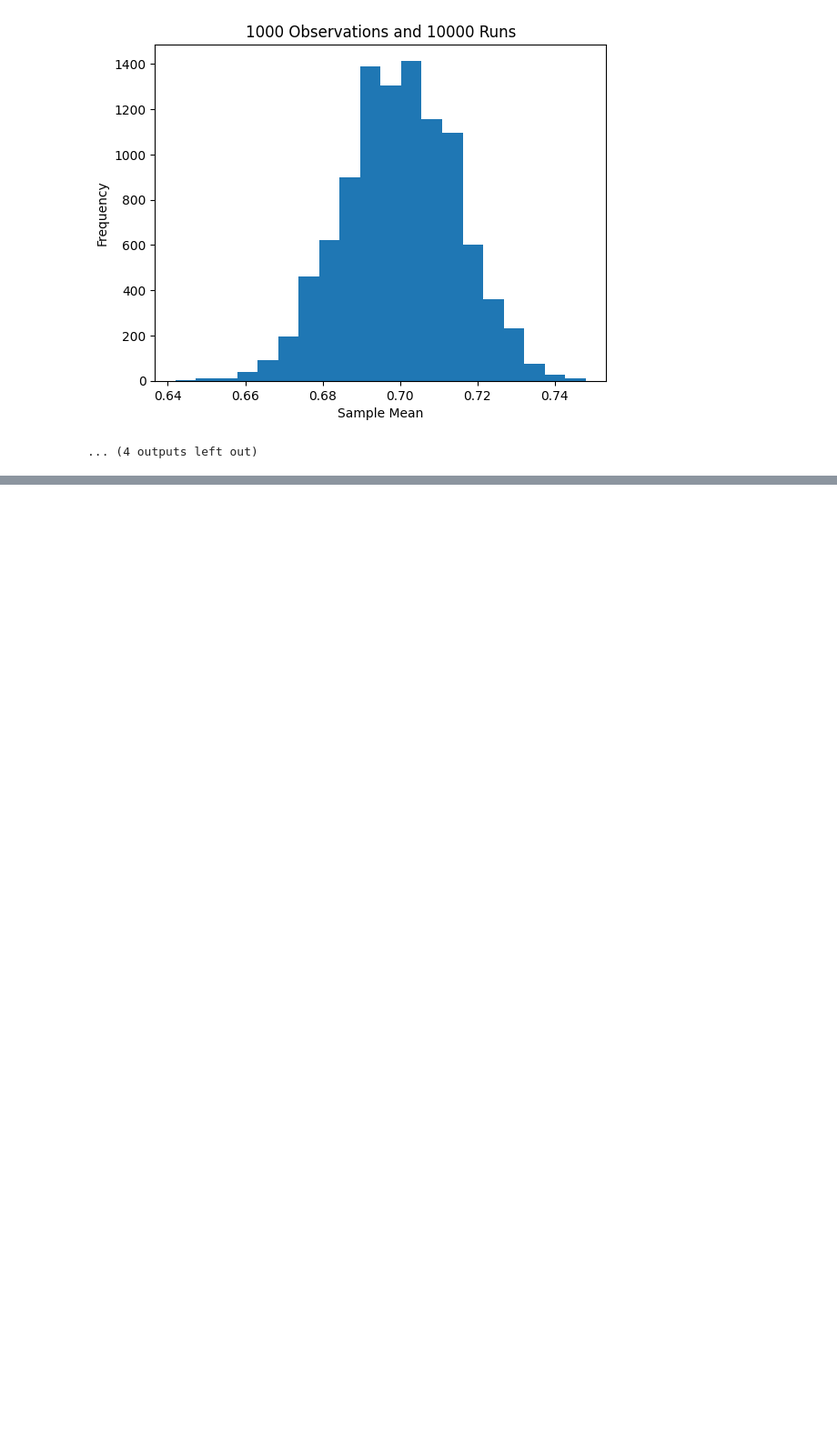
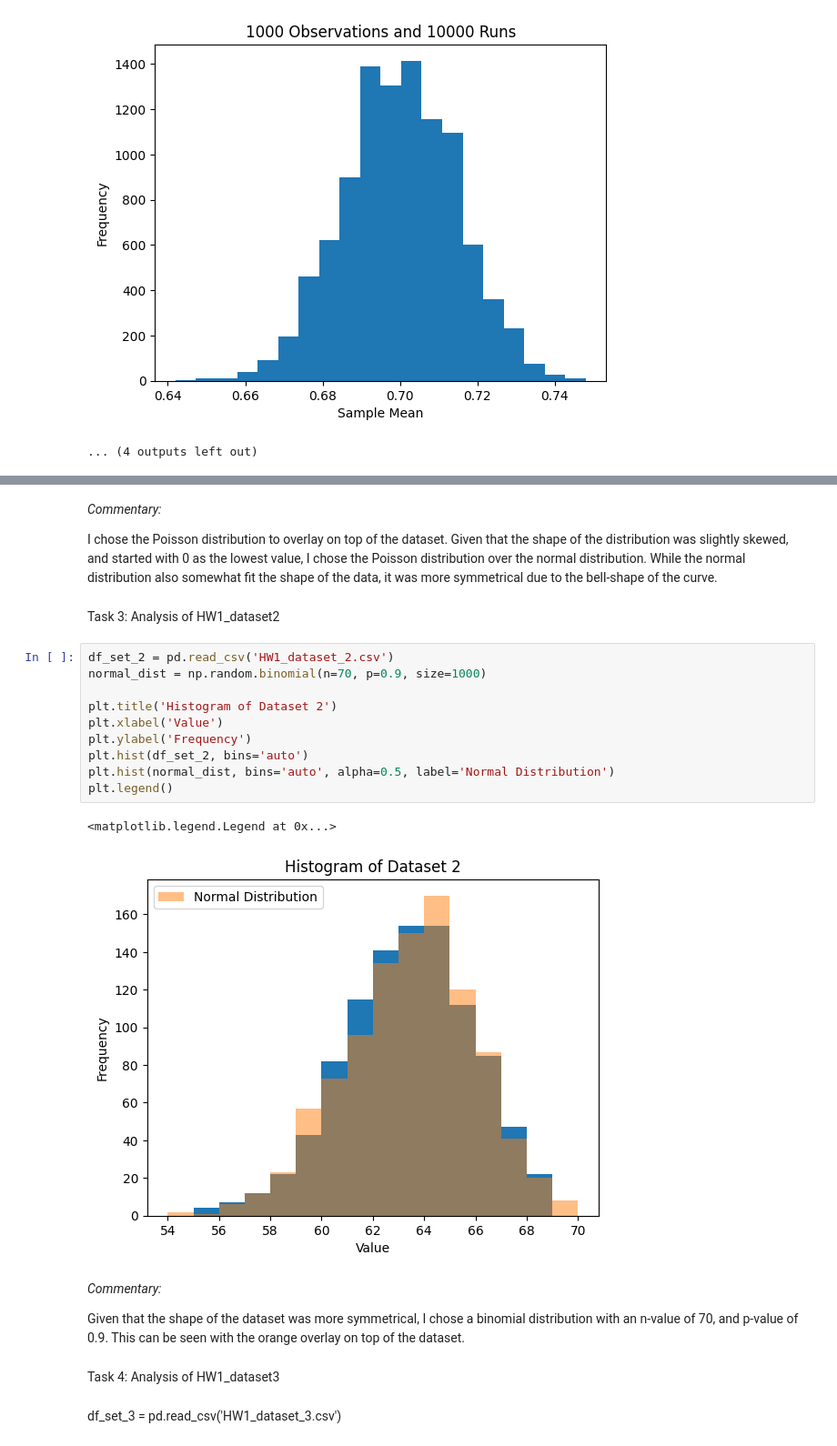
Before and after one commit to toriawlam/ds-3001, a Jupyter notebook: homework_1/homework_1.ipynb, the cells around one changed output, grey strips where cells are left out. Shown at 91% size. Saved outputs shown, nothing was run; the diff lists cells and outputs as text; blank space fills up the shorter version.

```diff
--- a/homework_1/homework_1.ipynb
+++ b/homework_1/homework_1.ipynb
@@ -41,0 +57,27 @@ for obs in obs_list:
+# %% [markdown]
+*Commentary:*
+
+I chose the Poisson distribution to overlay on top of the dataset. Given that the shape of the distribution was slightly skewed, and started with 0 as the lowest value, I chose the Poisson distribution over the normal distribution. While the normal distribution also somewhat fit the shape of the data, it was more symmetrical due to the bell-shape of the curve.
+# %% [markdown]
+Task 3: Analysis of HW1_dataset2
+# %%
+df_set_2 = pd.read_csv('HW1_dataset_2.csv')
+normal_dist = np.random.binomial(n=70, p=0.9, size=1000)
+
+plt.title('Histogram of Dataset 2')
+plt.xlabel('Value')
+plt.ylabel('Frequency')
+plt.hist(df_set_2, bins='auto')
+plt.hist(normal_dist, bins='auto', alpha=0.5, label='Normal Distribution')
+plt.legend()
+# %% [output]
+<matplotlib.legend.Legend at 0x...>
+[figure, added]
+# %% [markdown]
+*Commentary:*
+
+Given that the shape of the dataset was more symmetrical, I chose a binomial distribution with an n-value of 70, and p-value of 0.9. This can be seen with the orange overlay on top of the dataset.
+# %% [markdown]
+Task 4: Analysis of HW1_dataset3
+# %% [markdown]
+df_set_3 = pd.read_csv('HW1_dataset_3.csv')
```
Also changed, not shown: parts of 2 cells of this notebook.
